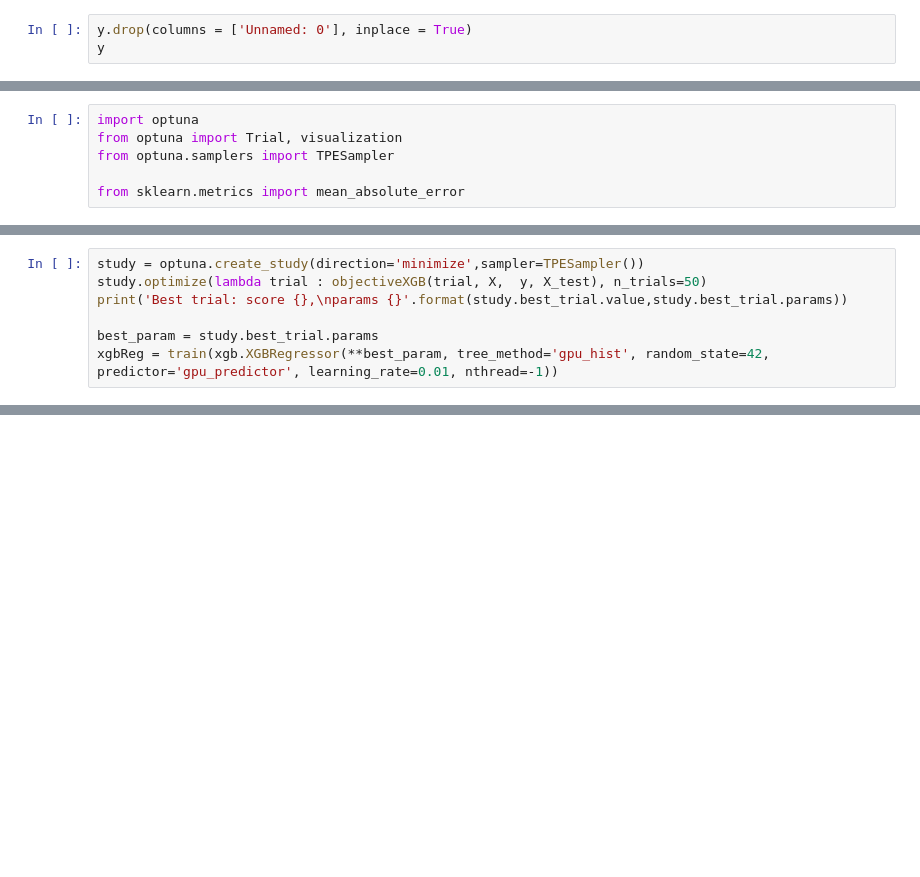
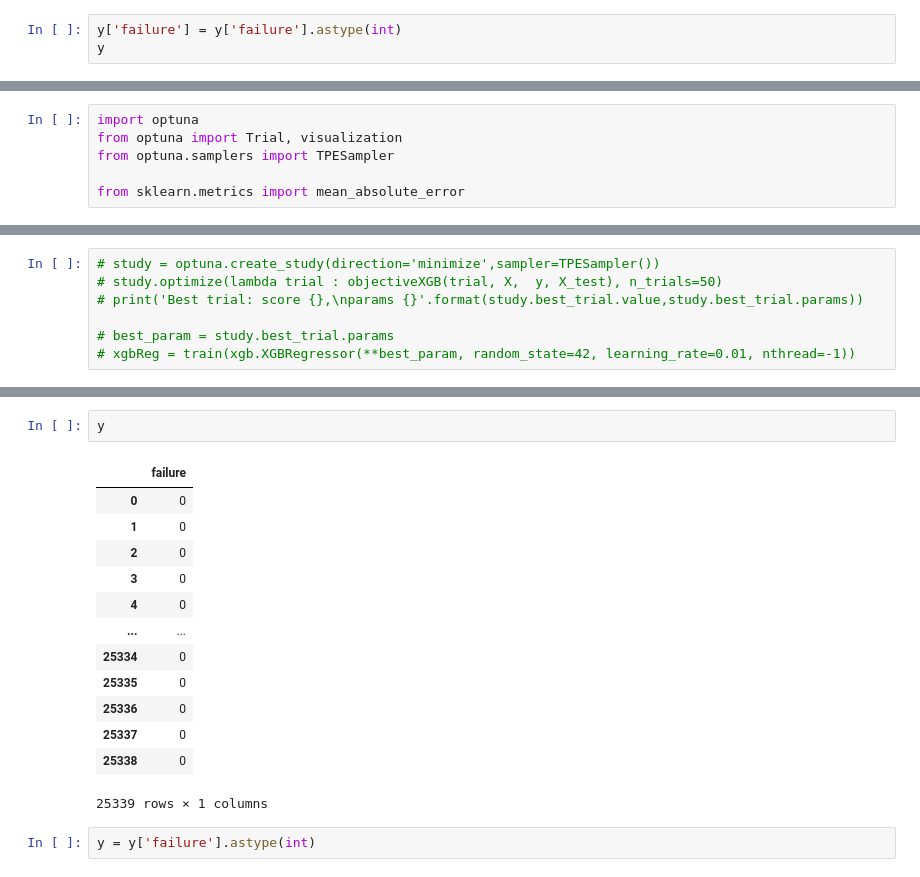
Before and after one commit to sjhh4/Tabular_Playground_Series_Aug_2022, a Jupyter notebook: 20220818.ipynb, the cells around one changed output, grey strips where cells are left out. Drawn from its saved outputs; the diff is of its cells as text; blank space fills up the shorter version.

```diff
--- a/20220818.ipynb
+++ b/20220818.ipynb
@@ -133,7 +132,7 @@ X
 | 25338 | 131.20 | 6 | 9 | 0 | 0 | 0 | ... |
 25339 rows × 27 columns
 # %%
-y.drop(columns = ['Unnamed: 0'], inplace = True)
+y['failure'] = y['failure'].astype(int)
 y
 # %% [output]
 |  | failure |
@@ -187,8 +186,8 @@ def objectiveXGB(trial: Trial, X, y, test):
 # %%
-study = optuna.create_study(direction='minimize',sampler=TPESampler())
-study.optimize(lambda trial : objectiveXGB(trial, X,  y, X_test), n_trials=50)
-print('Best trial: score {},\nparams {}'.format(study.best_trial.value,study.best_trial.params))
+# study = optuna.create_study(direction='minimize',sampler=TPESampler())
+# study.optimize(lambda trial : objectiveXGB(trial, X,  y, X_test), n_trials=50)
+# print('Best trial: score {},\nparams {}'.format(study.best_trial.value,study.best_trial.params))
 
-best_param = study.best_trial.params
-xgbReg = train(xgb.XGBRegressor(**best_param, tree_method='gpu_hist', random_state=42, predictor='gpu_predictor', learning_rate=0.01, nthread=-1))
+# best_param = study.best_trial.params
+# xgbReg = train(xgb.XGBRegressor(**best_param, random_state=42, learning_rate=0.01, nthread=-1))
 # %% [output]
@@ -216,0 +211,18 @@ xgb.__version__
+# %%
+y
+# %% [output]
+|  | failure |
+| 0 | 0 |
+| 1 | 0 |
+| 2 | 0 |
+| 3 | 0 |
+| 4 | 0 |
+| ... | ... |
+| 25334 | 0 |
+| 25335 | 0 |
+| 25336 | 0 |
+| 25337 | 0 |
+| 25338 | 0 |
+25339 rows × 1 columns
+# %%
+y = y['failure'].astype(int)
```
Also changed, not shown: parts of 10 cells of this notebook, 1 other file.
